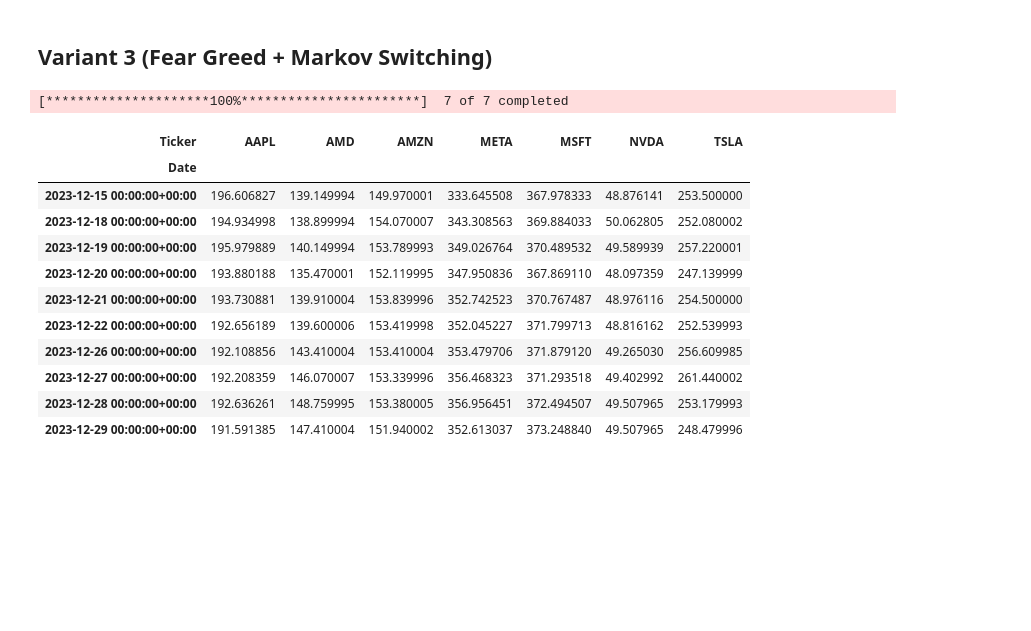
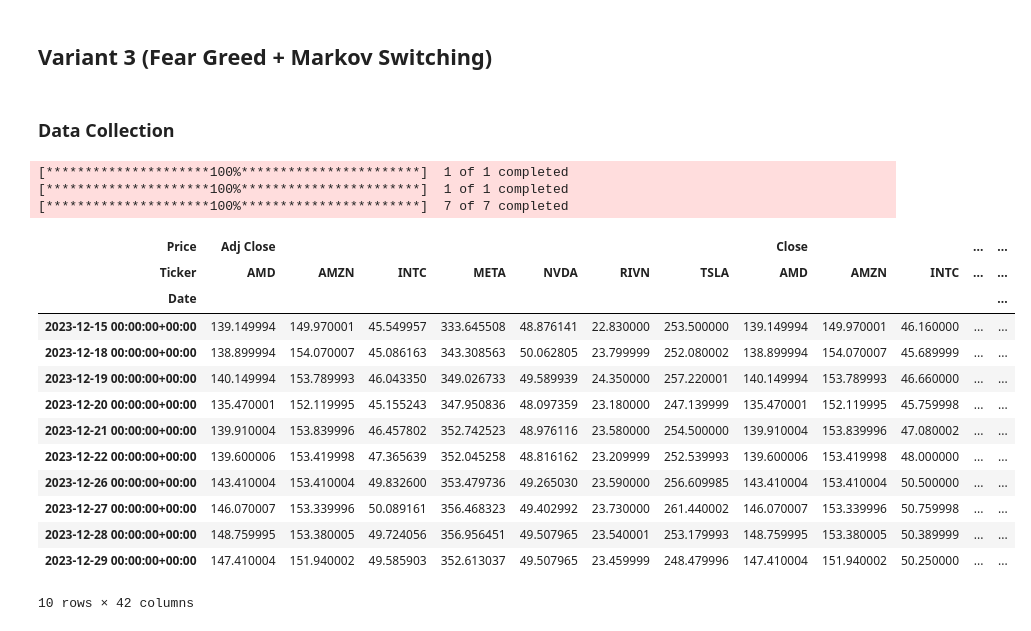
Before and after one commit to chantalmaskell/Black_Litterman_Portfolio_Optimisation, a Jupyter notebook: In_Progress/fear_greed_markov_switching_BL.ipynb, the cells around one changed output. Cells and saved outputs as stored; diff of their text form; code cells hidden in the pictures; blank space fills up the shorter version.

```diff
--- a/In_Progress/fear_greed_markov_switching_BL.ipynb
+++ b/In_Progress/fear_greed_markov_switching_BL.ipynb
@@ -16,39 +16,60 @@ from pypfopt.discrete_allocation import DiscreteAllocation, get_latest_prices
 from pypfopt.risk_models import CovarianceShrinkage
 from pypfopt.expected_returns import mean_historical_return
 from statsmodels.tsa.regime_switching.markov_regression import MarkovRegression
+# %% [markdown]
+### Data Collection
 # %%
-tickers = ["TSLA", "NVDA", "AMZN", "META", "MSFT", "AAPL", "AMD"]
-start_date = '2013-01-01'
+tickers = ["TSLA", "NVDA", "AMZN", "META", "RIVN", "INTC", "AMD"]
+
+start_date = '2014-01-01'
 end_date = '2024-01-01'
 
+# market data
+market_data = yf.download("VOO", start=start_date, end=end_date)
+market_data['Returns'] = np.log(market_data['Close'] / market_data['Close'].shift(1))  # Log returns
+market_returns = market_data['Returns']
+market_data = market_data.dropna()
+market_prices = yf.download("VOO", start=start_date, end=end_date)["Adj Close"]
+
 data = yf.download(tickers, start=start_date, end=end_date)
-data.to_csv("./Data/tickers.csv")
 
 closing_prices = data["Adj Close"]
 returns = np.log(closing_prices / closing_prices.shift(1).dropna())
 
 def get_market_prices_and_caps(tickers, start_date, end_date):
     market_prices = yf.download("VOO", start=start_date, end=end_date)["Adj Close"]
 
     market_caps = {}
     for ticker in tickers:
         stock = yf.Ticker(ticker)
         market_caps[ticker] = stock.info.get("marketCap", None)
 
     return market_prices, market_caps
 
-closing_prices.tail(10)
+def get_market_capitalisation(tickers):
+    market_caps = {}
+    for ticker in tickers:
+        stock = yf.Ticker(ticker)
+        market_caps[ticker] = stock.info.get("marketCap", None)
+
+    return market_caps
+
+data.tail(10)
 # %% [output]
+[*********************100%***********************]  1 of 1 completed
+[*********************100%***********************]  1 of 1 completed
 [*********************100%***********************]  7 of 7 completed
-| Ticker | AAPL | AMD | AMZN | META | MSFT | NVDA | TSLA |
-| Date |  |  |  |  |  |  |  |
-| 2023-12-15 00:00:00+00:00 | 196.606827 | 139.149994 | 149.970001 | 333.645508 | 367.978333 | 48.876141 | 253.500000 |
-| 2023-12-18 00:00:00+00:00 | 194.934998 | 138.899994 | 154.070007 | 343.308563 | 369.884033 | 50.062805 | 252.080002 |
-| 2023-12-19 00:00:00+00:00 | 195.979889 | 140.149994 | 153.789993 | 349.026764 | 370.489532 | 49.589939 | 257.220001 |
-| 2023-12-20 00:00:00+00:00 | 193.880188 | 135.470001 | 152.119995 | 347.950836 | 367.869110 | 48.097359 | 247.139999 |
-| 2023-12-21 00:00:00+00:00 | 193.730881 | 139.910004 | 153.839996 | 352.742523 | 370.767487 | 48.976116 | 254.500000 |
-| 2023-12-22 00:00:00+00:00 | 192.656189 | 139.600006 | 153.419998 | 352.045227 | 371.799713 | 48.816162 | 252.539993 |
-| 2023-12-26 00:00:00+00:00 | 192.108856 | 143.410004 | 153.410004 | 353.479706 | 371.879120 | 49.265030 | 256.609985 |
-| 2023-12-27 00:00:00+00:00 | 192.208359 | 146.070007 | 153.339996 | 356.468323 | 371.293518 | 49.402992 | 261.440002 |
-| 2023-12-28 00:00:00+00:00 | 192.636261 | 148.759995 | 153.380005 | 356.956451 | 372.494507 | 49.507965 | 253.179993 |
-| 2023-12-29 00:00:00+00:00 | 191.591385 | 147.410004 | 151.940002 | 352.613037 | 373.248840 | 49.507965 | 248.479996 |
+| Price | Adj Close |  |  |  |  |  |  | Close |  |  | ... | ... |
+| Ticker | AMD | AMZN | INTC | META | NVDA | RIVN | TSLA | AMD | AMZN | INTC | ... | ... |
+| Date |  |  |  |  |  |  |  |  |  |  |  | ... |
+| 2023-12-15 00:00:00+00:00 | 139.149994 | 149.970001 | 45.549957 | 333.645508 | 48.876141 | 22.830000 | 253.500000 | 139.149994 | 149.970001 | 46.160000 | ... | ... |
+| 2023-12-18 00:00:00+00:00 | 138.899994 | 154.070007 | 45.086163 | 343.308563 | 50.062805 | 23.799999 | 252.080002 | 138.899994 | 154.070007 | 45.689999 | ... | ... |
+| 2023-12-19 00:00:00+00:00 | 140.149994 | 153.789993 | 46.043350 | 349.026733 | 49.589939 | 24.350000 | 257.220001 | 140.149994 | 153.789993 | 46.660000 | ... | ... |
+| 2023-12-20 00:00:00+00:00 | 135.470001 | 152.119995 | 45.155243 | 347.950836 | 48.097359 | 23.180000 | 247.139999 | 135.470001 | 152.119995 | 45.759998 | ... | ... |
+| 2023-12-21 00:00:00+00:00 | 139.910004 | 153.839996 | 46.457802 | 352.742523 | 48.976116 | 23.580000 | 254.500000 | 139.910004 | 153.839996 | 47.080002 | ... | ... |
+| 2023-12-22 00:00:00+00:00 | 139.600006 | 153.419998 | 47.365639 | 352.045258 | 48.816162 | 23.209999 | 252.539993 | 139.600006 | 153.419998 | 48.000000 | ... | ... |
+| 2023-12-26 00:00:00+00:00 | 143.410004 | 153.410004 | 49.832600 | 353.479736 | 49.265030 | 23.590000 | 256.609985 | 143.410004 | 153.410004 | 50.500000 | ... | ... |
+| 2023-12-27 00:00:00+00:00 | 146.070007 | 153.339996 | 50.089161 | 356.468323 | 49.402992 | 23.730000 | 261.440002 | 146.070007 | 153.339996 | 50.759998 | ... | ... |
+| 2023-12-28 00:00:00+00:00 | 148.759995 | 153.380005 | 49.724056 | 356.956451 | 49.507965 | 23.540001 | 253.179993 | 148.759995 | 153.380005 | 50.389999 | ... | ... |
+| 2023-12-29 00:00:00+00:00 | 147.410004 | 151.940002 | 49.585903 | 352.613037 | 49.507965 | 23.459999 | 248.479996 | 147.410004 | 151.940002 | 50.250000 | ... | ... |
+10 rows × 42 columns
```
Also changed, not shown: parts of 49 cells of this notebook.
